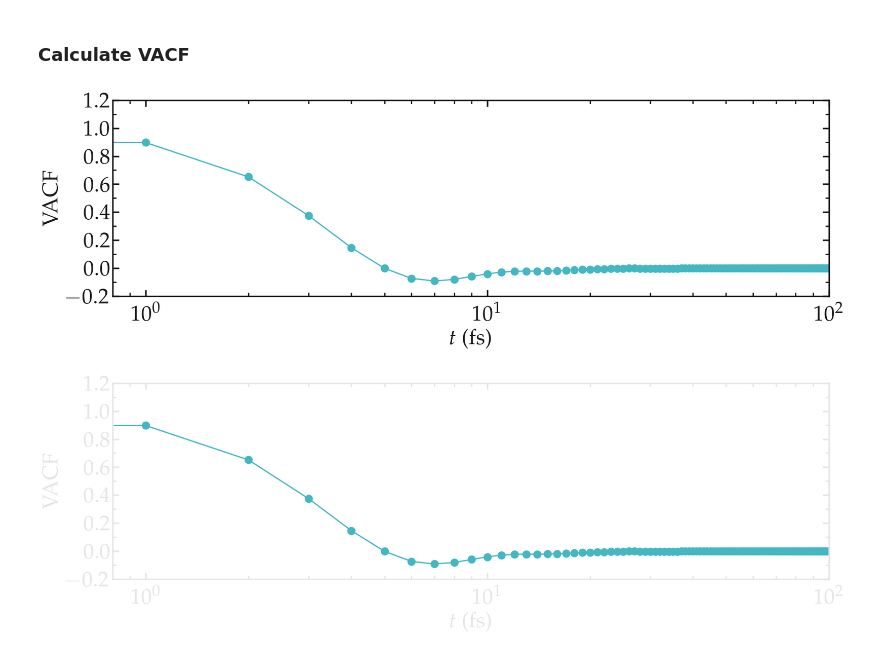
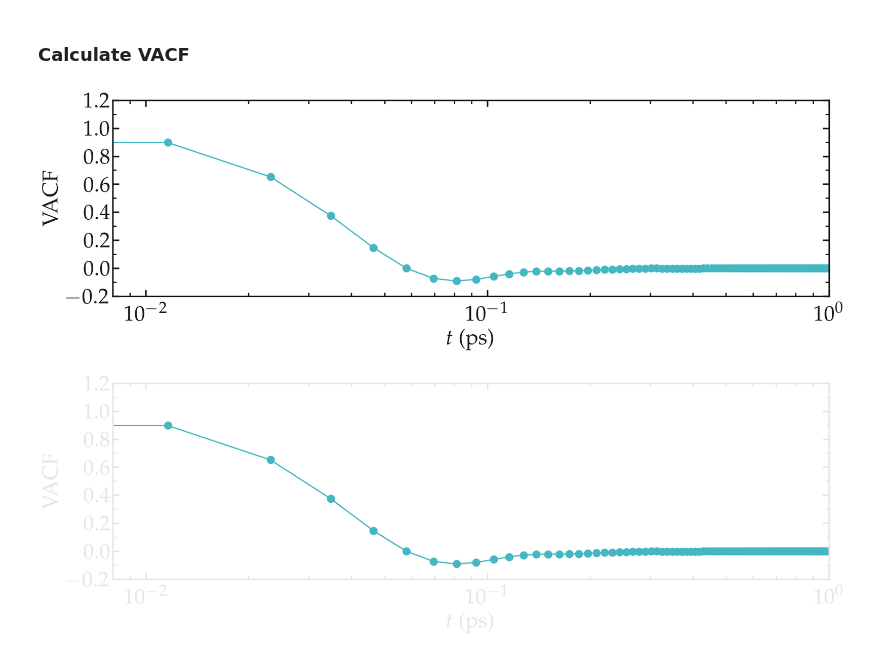
Before and after one commit to simongravelle/DOS-VACF-LAMMPS, a Jupyter notebook: calculateDOS.ipynb, the cells around one changed output. Saved outputs shown, nothing was run; the diff lists cells and outputs as text; code cells hidden in the pictures.

Commit message:
added figures

```diff
--- a/calculateDOS.ipynb
+++ b/calculateDOS.ipynb
@@ -55,20 +56,22 @@ for i_time in range(correlation_len, n_frames, correlation_len):
 for vxyz in vacf_xyz: # Average all 3 direction
     vacf += vxyz
 vacf /= vacf[0] # Normalize the velocity correlation
+time = np.arange(len(vacf)) * min_dt # fs
+time /= 1000 # ps
 # %%
 filename = "vacf"
 desired_transparency = True
 for mode, mygray in zip(['light', 'dark'], [colors["mylightgray"], colors["mydarkgray"]]):
     fig = prepare_figure(mode, transparency=desired_transparency, desired_figsize=(18,6))
     ax, n, l_tot, c_tot = [], 0, 1, 1
     n += 1
     ax.append(plt.subplot(l_tot, c_tot, n))
-    ax[-1].semilogx(vacf, 'o-', color=colors["mycyan"],
+    ax[-1].semilogx(time, vacf, 'o-', color=colors["mycyan"],
                 markersize = 12, linewidth=2)
-    complete_panel(ax[-1], r'$t$ (fs)', r'$\textrm{VACF}$',
+    complete_panel(ax[-1], r'$t$ (ps)', r'$\textrm{VACF}$',
                    legend=False, axis_color=mygray, xpad=15, locator_x=None)
-    set_boundaries(plt, x_boundaries=(0.8, 100), y_boundaries=(-0.2, 1.2))
+    set_boundaries(plt, x_boundaries=(0.008, 1), y_boundaries=(-0.2, 1.2))
     save_figure(plt, fig, mode, git_path, path_figures, filename, transparency = desired_transparency)
 # %% [output]
-[figure, old version]
+[figure, new version]
-[figure, old version]
+[figure, new version]
```
Also changed, not shown: parts of 8 cells of this notebook, 6 other files.
